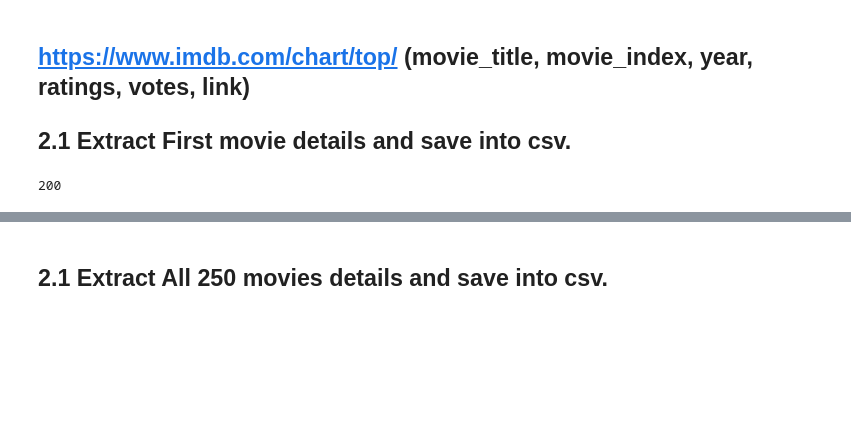
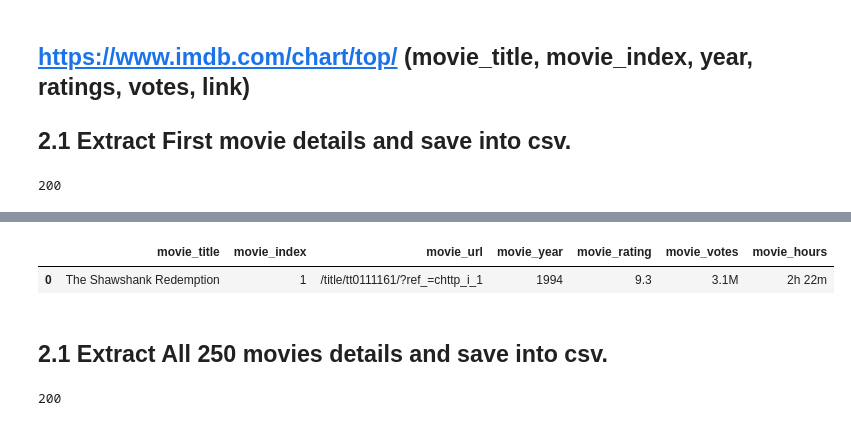
Before and after one commit to asifkasi/course-python-and-automation-by-kasi, a Jupyter notebook: Student's Folders/Farhan Adil/Web Scraping/Coaching_Practice_Exercises/Imdb_scraper/imdb_scrap.ipynb, the cells around one changed output, grey strips where cells are left out. Drawn from its saved outputs; the diff is of its cells as text; code cells hidden in the pictures; blank space fills up the shorter version.

```diff
--- a/Student's Folders/Farhan Adil/Web Scraping/Coaching_Practice_Exercises/Imdb_scraper/imdb_scrap.ipynb
+++ b/Student's Folders/Farhan Adil/Web Scraping/Coaching_Practice_Exercises/Imdb_scraper/imdb_scrap.ipynb
@@ -35,5 +35,8 @@ soup.prettify
                 'sis_pixel',
                 {"inlinebottom_refresh":{"767":"300x250","1023":"728x90","1279":"970x250","9999":"970x250"},"inlinebottom":{"767":"300x250","1023":"728x90","1279":"970x250","9999":"970x250"},"inline20 ...
 # %%
-ul = soup.find("ul" , class_ = "ipc-metadata-list ipc-metadata-list--dividers-none ipc-metadata-list--compact sc-d24d5d37-0 hDHQeM alt_item_colors compact-list-view ipc-metadata-list--base")
-ul
+main_div  = soup.find("div",class_="sc-3196e3ca-3 hiluUU ipc-page-grid__item ipc-page-grid__item--span-2")
+var_lis = main_div.find_all("div",class_= 'sc-fc35a1ef-0 hTMtRz')
+# .find_all("li")
+len(var_lis)
+# print(var_lis)
@@ -39,0 +45,3 @@ ul
+# %%
+fst_li  = var_lis[0]
+print(fst_li.prettify())
@@ -39,0 +66,12 @@ ul
+# %%
+mov_dic = {
+    "movie_title":"",
+    "movie_index":"",
+    "movie_url":"",
+    "movie_year":"",
+    "movie_rating":"",
+    "movie_votes":"",
+    "movie_hours":"",
+    # "movie_img_url":"",
+
+}
@@ -39,0 +87,11 @@ ul
+# %%
+mov_dic["movie_title"]  =fst_li.find("h3").text.strip().split(". ")[-1] #movie name
+mov_dic["movie_index"]  = fst_li.find("h3").text.strip().split(". ")[0] #movie index
+mov_dic["movie_url"] = fst_li.find("a")["href"]
+mov_dic["movie_year"] = fst_li.find_all("span",class_= "sc-caa65599-7 eeMIpC cli-title-metadata-item")[0].text.strip()
+
+mov_dic["movie_hours"] = fst_li.find_all("span",class_= "sc-caa65599-7 eeMIpC cli-title-metadata-item")[1].text.strip()
+mov_dic["movie_rating"] = fst_li.find("span",class_ = "ipc-rating-star--rating").text.strip()
+mov_dic["movie_votes"] = fst_li.find("span",class_ = "ipc-rating-star--voteCount").text.strip()[1:-1] #method 1
+# mov_dic["movie_votes"] = fst_li.find("span",class_ = "ipc-rating-star--voteCount").text.strip().replace("(","").replace(")","") #method 2
+mov_dic
@@ -39,0 +106,9 @@ ul
+# %%
+import pandas as pd
+list = []
+list.append(mov_dic)
+df = pd.DataFrame(list)
+df
+# %% [output]
+|  | movie_title | movie_index | movie_url | movie_year | movie_rating | movie_votes | movie_hours |
+| 0 | The Shawshank Redemption | 1 | /title/tt0111161/?ref_=chttp_i_1 | 1994 | 9.3 | 3.1M | 2h 22m |
@@ -40,2 +117,16 @@ ul
 # %% [markdown]
 ## 2.1 Extract All 250 movies details and save into csv.
+# %%
+import requests
+from bs4 import BeautifulSoup
+
+header={
+    "User-Agent": "Baiduspider"
+}
+
+html = requests.get('https://www.imdb.com/chart/top/',headers=header)
+# html = requests.get('https://www.imdb.com/chart/top/')
+
+html.status_code
+# %% [output]
+200
```
Also changed, not shown: parts of 10 cells of this notebook, 1 other file.
